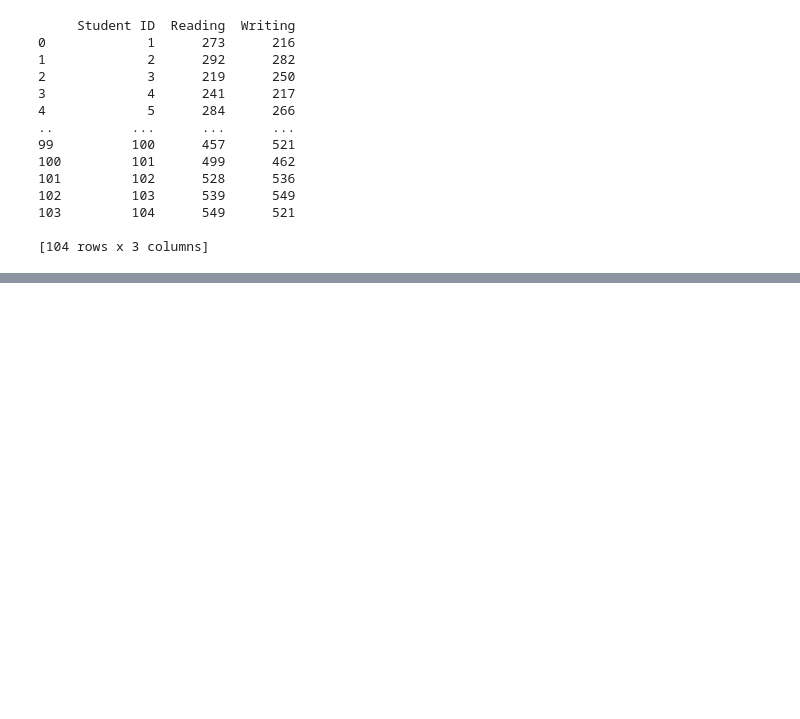
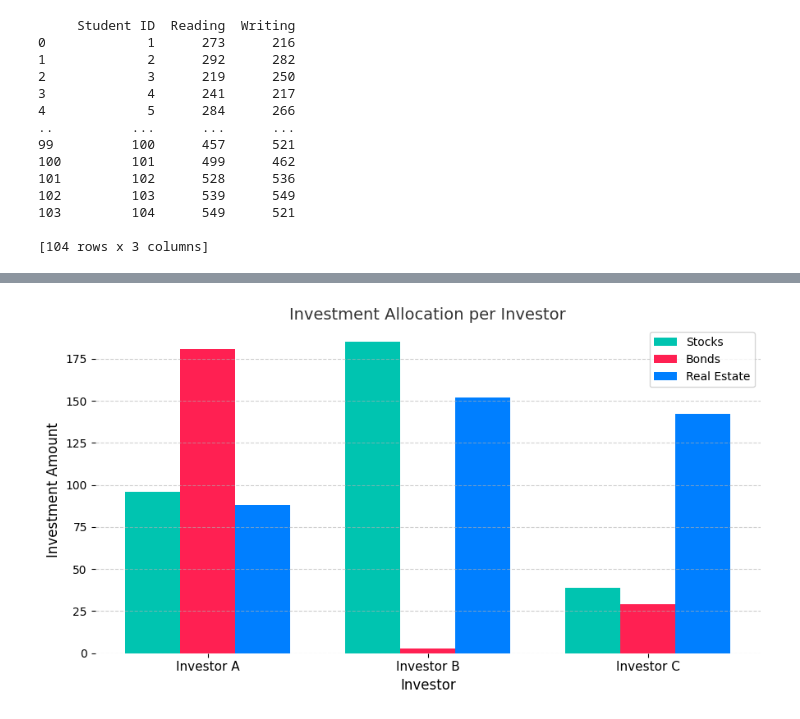
Before and after one commit to Rumaan-Kaisar/DataScience, a Jupyter notebook: Stat_ch1_dscptv/ch1_descriptive_stat.ipynb, the cells around one changed output, grey strips where cells are left out. Drawn from its saved outputs; the diff is of its cells as text; code cells hidden in the pictures; blank space fills up the shorter version.

```diff
--- a/Stat_ch1_dscptv/ch1_descriptive_stat.ipynb
+++ b/Stat_ch1_dscptv/ch1_descriptive_stat.ipynb
@@ -380,0 +453,42 @@ print(loaded_df)
+# %%
+import matplotlib.pyplot as plt
+import numpy as np
+
+# Data from cross table
+investments = data["Type of investment"]
+investor_a = data["Investor A"]
+investor_b = data["Investor B"]
+investor_c = data["Investor C"]
+
+# Transpose structure: group by investor
+x = np.arange(len(["Investor A", "Investor B", "Investor C"]))  # 3 investors
+bar_width = 0.25
+
+# Stack asset allocations per investor
+stocks = [investor_a[0], investor_b[0], investor_c[0]]
+bonds = [investor_a[1], investor_b[1], investor_c[1]]
+real_estate = [investor_a[2], investor_b[2], investor_c[2]]
+
+# Plot
+plt.figure(figsize=(9, 5))
+plt.bar(x - bar_width, stocks, width=bar_width, label="Stocks", color="#00c4b0")
+plt.bar(x, bonds, width=bar_width, label="Bonds", color="#ff2052")
+plt.bar(x + bar_width, real_estate, width=bar_width, label="Real Estate", color="#007fff")
+
+# Labels and styling
+plt.xlabel("Investor", fontsize=12)
+plt.ylabel("Investment Amount", fontsize=12)
+plt.title("Investment Allocation per Investor", fontsize=14, color="#333")
+plt.xticks(x, ["Investor A", "Investor B", "Investor C"], fontsize=11)
+plt.yticks(fontsize=10)
+plt.legend()
+plt.grid(axis='y', linestyle='--', alpha=0.6)
+
+# Minimalist frame
+for spine in plt.gca().spines.values():
+    spine.set_visible(False)
+
+plt.tight_layout()
+plt.show()
+# %% [output]
+[figure, added]
```
Also changed, not shown: parts of 3 cells of this notebook.
